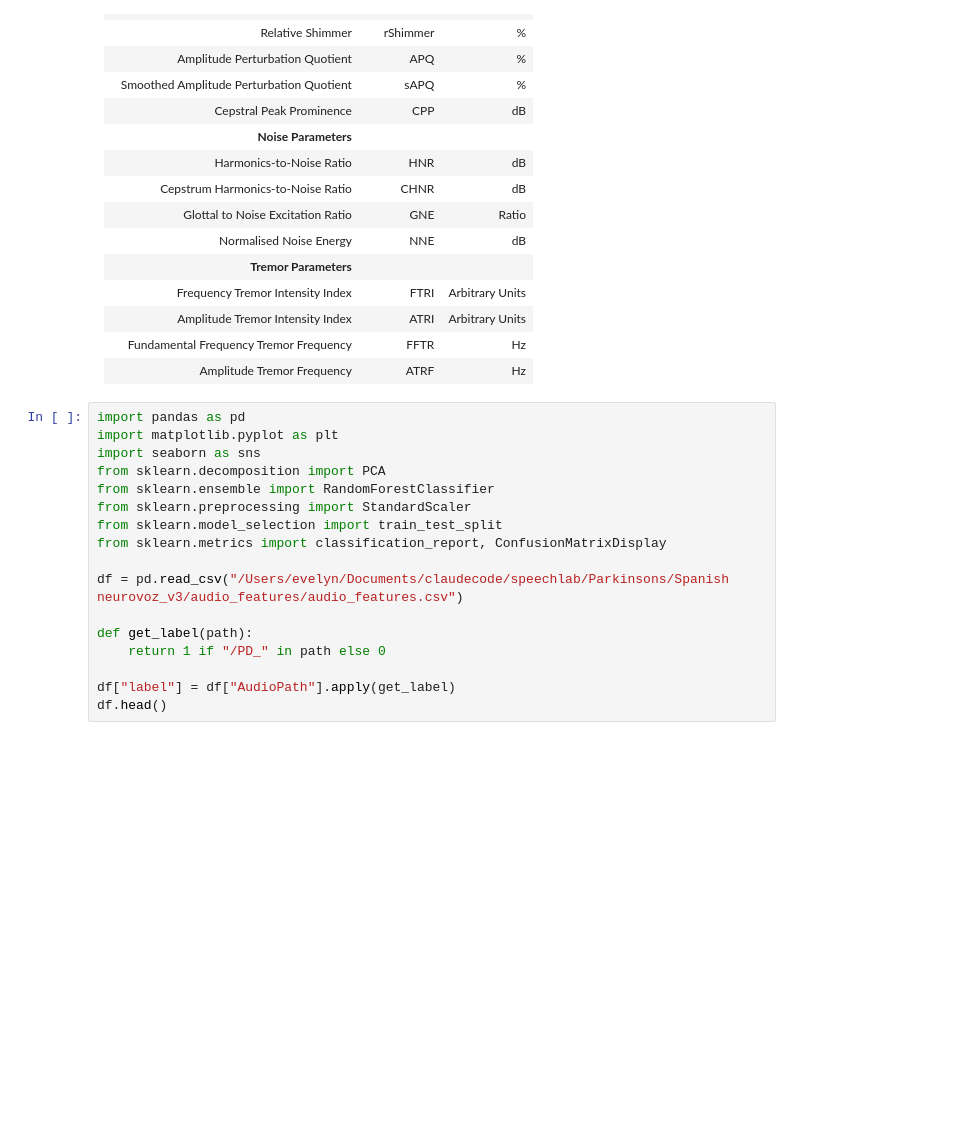
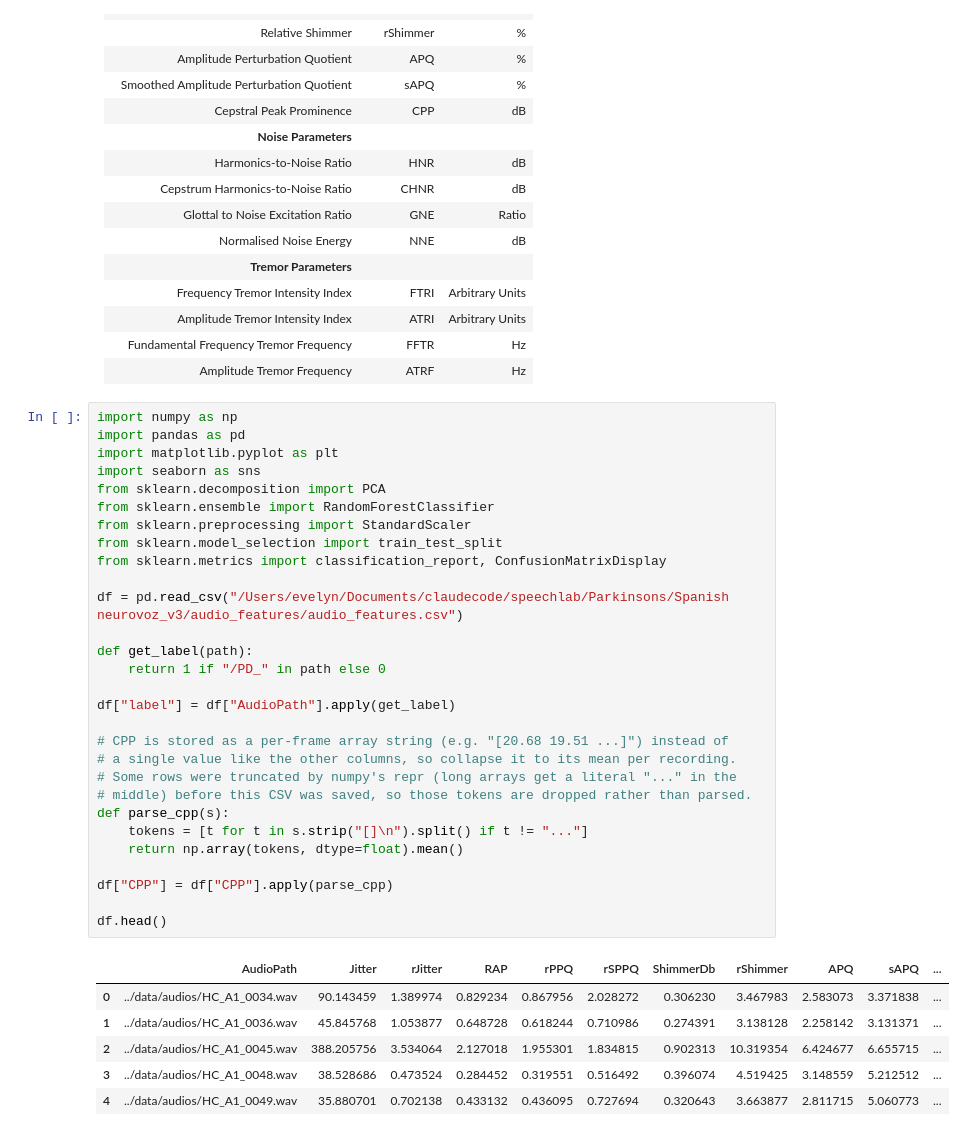
Before and after one commit to Evelyn-Ding/summeratseas, a Jupyter notebook: week-07/neurovoz_mdvp_features.ipynb, the cells around one changed output. Saved outputs shown, nothing was run; the diff lists cells and outputs as text; blank space fills up the shorter version.

```diff
--- a/week-07/neurovoz_mdvp_features.ipynb
+++ b/week-07/neurovoz_mdvp_features.ipynb
@@ -25,22 +25,41 @@
 | Fundamental Frequency Tremor Frequency | FFTR | Hz |
 | Amplitude Tremor Frequency | ATRF | Hz |
 # %%
+import numpy as np
 import pandas as pd
 import matplotlib.pyplot as plt
 import seaborn as sns
 from sklearn.decomposition import PCA
 from sklearn.ensemble import RandomForestClassifier
 from sklearn.preprocessing import StandardScaler
 from sklearn.model_selection import train_test_split
 from sklearn.metrics import classification_report, ConfusionMatrixDisplay
 
 df = pd.read_csv("/Users/evelyn/Documents/claudecode/speechlab/Parkinsons/Spanish neurovoz_v3/audio_features/audio_features.csv")
 
 def get_label(path):
     return 1 if "/PD_" in path else 0
 
 df["label"] = df["AudioPath"].apply(get_label)
+
+# CPP is stored as a per-frame array string (e.g. "[20.68 19.51 ...]") instead of
+# a single value like the other columns, so collapse it to its mean per recording.
+# Some rows were truncated by numpy's repr (long arrays get a literal "..." in the
+# middle) before this CSV was saved, so those tokens are dropped rather than parsed.
+def parse_cpp(s):
+    tokens = [t for t in s.strip("[]\n").split() if t != "..."]
+    return np.array(tokens, dtype=float).mean()
+
+df["CPP"] = df["CPP"].apply(parse_cpp)
+
 df.head()
+# %% [output]
+|  | AudioPath | Jitter | rJitter | RAP | rPPQ | rSPPQ | ShimmerDb | rShimmer | APQ | sAPQ | ... |
+| 0 | ../data/audios/HC_A1_0034.wav | 90.143459 | 1.389974 | 0.829234 | 0.867956 | 2.028272 | 0.306230 | 3.467983 | 2.583073 | 3.371838 | ... |
+| 1 | ../data/audios/HC_A1_0036.wav | 45.845768 | 1.053877 | 0.648728 | 0.618244 | 0.710986 | 0.274391 | 3.138128 | 2.258142 | 3.131371 | ... |
+| 2 | ../data/audios/HC_A1_0045.wav | 388.205756 | 3.534064 | 2.127018 | 1.955301 | 1.834815 | 0.902313 | 10.319354 | 6.424677 | 6.655715 | ... |
+| 3 | ../data/audios/HC_A1_0048.wav | 38.528686 | 0.473524 | 0.284452 | 0.319551 | 0.516492 | 0.396074 | 4.519425 | 3.148559 | 5.212512 | ... |
+| 4 | ../data/audios/HC_A1_0049.wav | 35.880701 | 0.702138 | 0.433132 | 0.436095 | 0.727694 | 0.320643 | 3.663877 | 2.811715 | 5.060773 | ... |
 # %%
 print(f"Shape: (rows = {df.shape[0]} audio files, cols = {df.shape[1]} features [18 MDVP measures + AudioPath + label])")
 print("\nClass distribution:")
```
Also changed, not shown: parts of 6 cells of this notebook.
